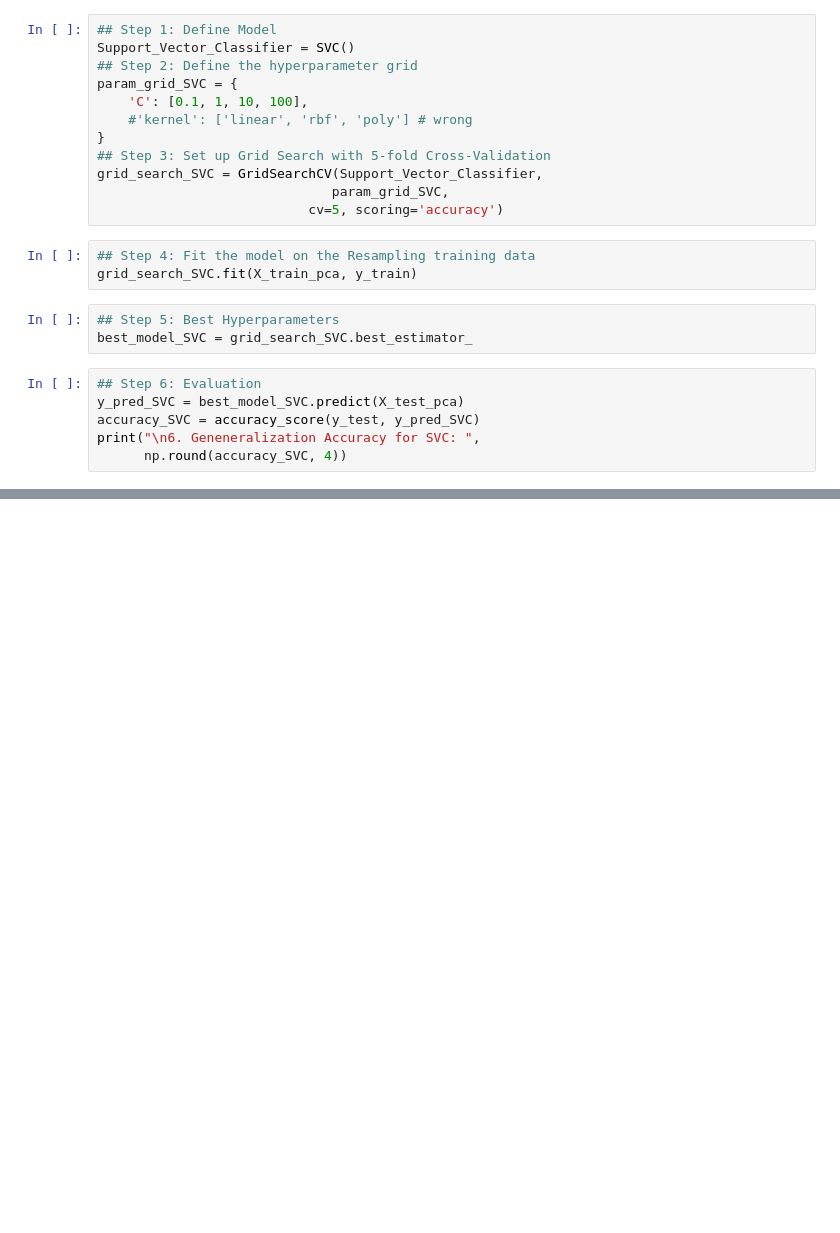
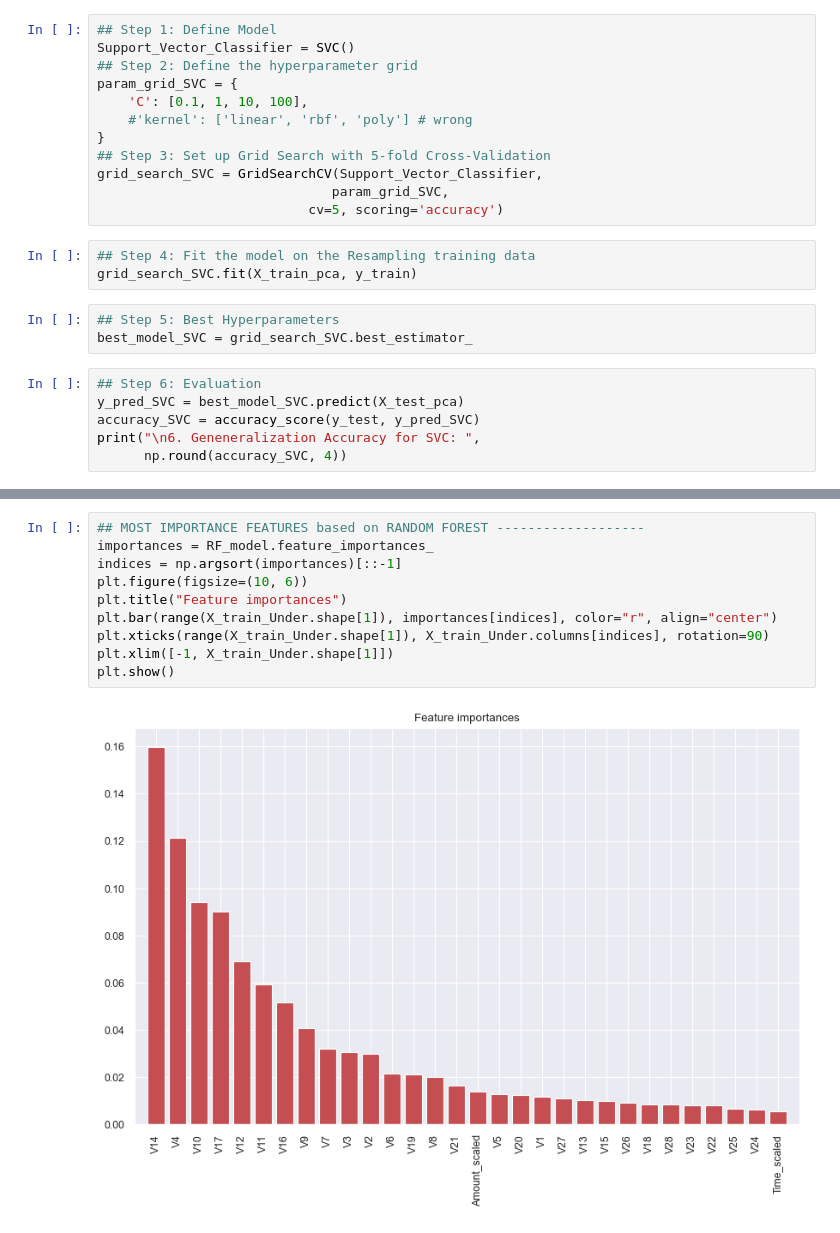
Before and after one commit to yvonnevydao/Credit_Fraud_Detection, a Jupyter notebook: credit_fraud_detection.ipynb, the cells around one changed output, grey strips where cells are left out. Cells and saved outputs as stored; diff of their text form; blank space fills up the shorter version.

Commit message:
Plot feature importances based on Random Forest model

```diff
--- a/credit_fraud_detection.ipynb
+++ b/credit_fraud_detection.ipynb
@@ -1349,0 +1355,12 @@ https://www.analyticsvidhya.com/blog/2023/02/how-to-save-and-load-machine-learni
+# %%
+## MOST IMPORTANCE FEATURES based on RANDOM FOREST -------------------
+importances = RF_model.feature_importances_
+indices = np.argsort(importances)[::-1]
+plt.figure(figsize=(10, 6))
+plt.title("Feature importances")
+plt.bar(range(X_train_Under.shape[1]), importances[indices], color="r", align="center")
+plt.xticks(range(X_train_Under.shape[1]), X_train_Under.columns[indices], rotation=90)
+plt.xlim([-1, X_train_Under.shape[1]])
+plt.show()
+# %% [output]
+[figure, added]
```
Also changed, not shown: parts of 66 cells of this notebook.
